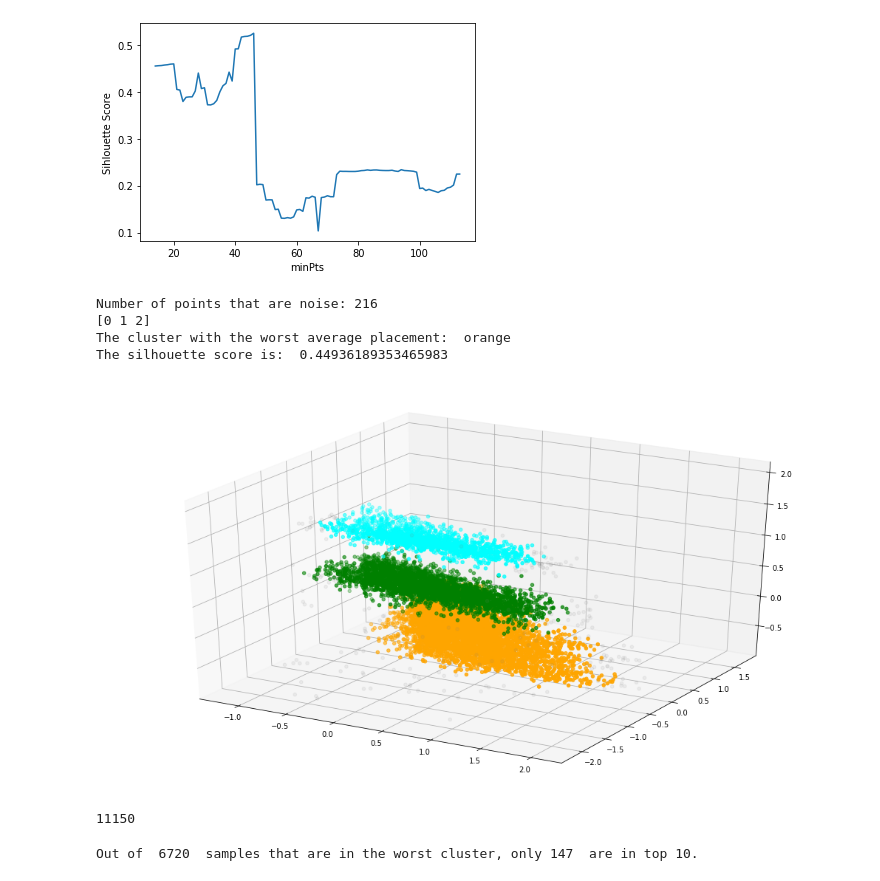
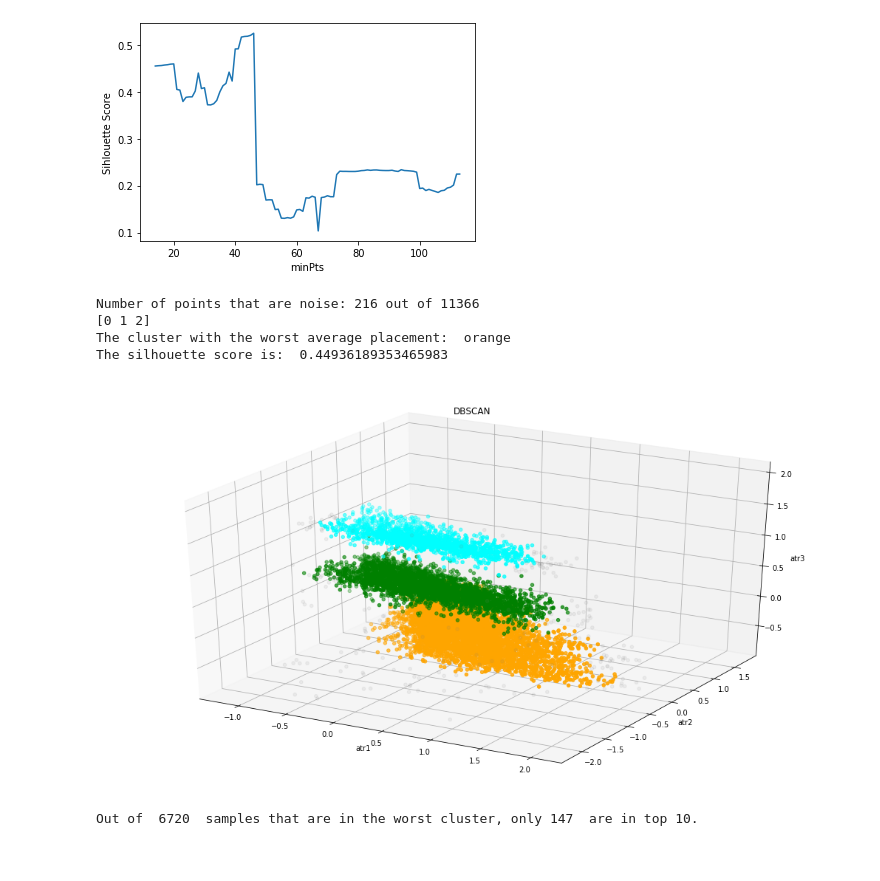
Before and after one commit to tudormanoleasa/PUBGPredictor, a Jupyter notebook: Untitled5.ipynb, the cells around one changed output. Drawn from its saved outputs; the diff is of its cells as text; code cells hidden in the pictures.

```diff
--- a/Untitled5.ipynb
+++ b/Untitled5.ipynb
@@ -158,13 +168,14 @@ Number of samples in the training set now: 11366
 # %%
 SSE = []
 for k in range(1, 10):
-    km = KMeans(n_clusters = k)
+    km = KMeans(n_clusters = k, init = 'k-means++', n_init = 100, n_jobs = -1, algorithm = 'full')
     km.fit(kmeans_new[['atr1', 'atr2', 'atr3']])
     SSE.append(km.inertia_)
-plt.plot(range(1, 10), SSE)
+plt.plot(range(1, 10), SSE, 'bx-')
 plt.xlabel('K')
 plt.ylabel('SSE')
 perfect_k = np.argmax(list(map(lambda e1, e2: e1 - e2, SSE, SSE[1:]))) + 2
 print('K using Elbow technique is: ', perfect_k)
+plt.vlines(perfect_k, plt.ylim()[0], plt.ylim()[1], linestyles='dashed')
 # %% [output]
 K using Elbow technique is:  2
@@ -175,11 +187,12 @@ ax = fig.add_subplot(111, projection='3d')
 fig.set_size_inches(18, 10)
 vector_of_colors = ['orange', 'green', 'cyan', 'magenta', 'red', 'yellow', 'olive']
 
-km = KMeans(n_clusters = perfect_k)
+km = KMeans(n_clusters = perfect_k, init = 'k-means++', n_init = 100, n_jobs = -1, algorithm = 'full')
 kmeans_new['cluster'] = km.fit_predict(kmeans_new)
 for i in kmeans_new['cluster'].unique():
      ax.scatter(kmeans_new[['atr1']][kmeans_new['cluster'] == i], kmeans_new[['atr2']][kmeans_new['cluster'] == i], kmeans_new[['atr3']][kmeans_new['cluster'] == i], color = vector_of_colors[i])
 ax.scatter(km.cluster_centers_[:, 0], km.cluster_centers_[:, 1], km.cluster_centers_[:, 2], marker = '*', s = 5000, color = 'black')
+ax.set_xlabel('atr1'); ax.set_ylabel('atr2'); ax.set_zlabel('atr3'); ax.set_title('K-means')
 print('The silhouette score is: ', metrics.silhouette_score(kmeans_new[['atr1', 'atr2', 'atr3']], kmeans_new[['cluster']], metric = 'euclidean'))
 # %% [output]
 The silhouette score is:  0.26985683156740947
@@ -187,6 +200,6 @@ The silhouette score is:  0.26985683156740947
 # %%
 #math.ceil(math.log(len(dbscan_new), 2))
-neigh = NearestNeighbors(n_neighbors = int(0.01 * len(dbscan_new)))
+neigh = NearestNeighbors(n_neighbors = int((0.01 * len(dbscan_new))))
 dbscan_new_as_array = np.asarray(dbscan_new.loc[:, dbscan_new.columns != 'winPlacePerc'])
 neigh.fit(dbscan_new_as_array)
 _ = []
@@ -204,7 +217,7 @@ max_sh_score = -1
 k = math.ceil(math.log(len(dbscan_new), 2))
 while k <= int(0.01 * len(dbscan_new)):
     aux = copy.deepcopy(dbscan_new)
-    dbscan = DBSCAN(eps = _, min_samples = k, metric = 'euclidean')
+    dbscan = DBSCAN(eps = _, min_samples = k, metric = 'euclidean', n_jobs = -1)
     aux['cluster'] = dbscan.fit_predict(aux[['atr1', 'atr2', 'atr3']])
     aux = aux.drop(aux.index[aux['cluster'] == -1])
     silhouette_scores.append(metrics.silhouette_score(aux[['atr1', 'atr2', 'atr3']], aux[['cluster']], metric = 'euclidean'))
@@ -238,40 +251,37 @@ for i in aux['cluster'].unique():
 
 worst_placement_cluster_mean_value = 0
 for i in aux['cluster'].unique():
     if int(aux[['winPlacePerc']][(aux['cluster'] == i)].mean()) > worst_placement_cluster_mean_value:
         worst_placement_cluster = i
         worst_placement_cluster_mean_value = int(aux[['winPlacePerc']][(aux['cluster'] == i)].mean())
 print('The cluster with the worst average placement: ', vector_of_colors[worst_placement_cluster])
 print('The silhouette score is: ', metrics.silhouette_score(aux[['atr1', 'atr2', 'atr3']], aux[['cluster']], metric = 'euclidean'))
 '''
 dbscan = DBSCAN(eps = _ + 0.1, min_samples = minPts, metric = 'euclidean')
 dbscan_new['cluster'] = dbscan.fit_predict(dbscan_new[['atr1', 'atr2', 'atr3']])
 noise = dbscan_new[dbscan_new['cluster'] == -1]
 ax.scatter(noise['atr1'], noise['atr2'], noise['atr3'], depthshade = True, c = 'grey', alpha = 0.1)
-print("Number of points that are noise:", len(noise))
+print("Number of points that are noise:", len(noise), 'out of', len(dbscan_new))
 dbscan_new = dbscan_new.drop(dbscan_new.index[dbscan_new['cluster'] == -1])
 print(dbscan_new['cluster'].unique())
 
 for i in dbscan_new['cluster'].unique():
     ax.scatter(dbscan_new[['atr1']][dbscan_new['cluster'] == i], dbscan_new[['atr2']][dbscan_new['cluster'] == i], dbscan_new[['atr3']][dbscan_new['cluster'] == i], color = vector_of_colors[i])
 
 worst_placement_cluster_mean_value = 0
 for i in dbscan_new['cluster'].unique():
     if int(dbscan_new[['winPlacePerc']][(dbscan_new['cluster'] == i)].mean()) > worst_placement_cluster_mean_value:
         worst_placement_cluster = i
         worst_placement_cluster_mean_value = int(dbscan_new[['winPlacePerc']][(dbscan_new['cluster'] == i)].mean())
+ax.set_xlabel('atr1'); ax.set_ylabel('atr2'); ax.set_zlabel('atr3'); ax.set_title('DBSCAN')
 print('The cluster with the worst average placement: ', vector_of_colors[worst_placement_cluster])
 print('The silhouette score is: ', metrics.silhouette_score(dbscan_new[['atr1', 'atr2', 'atr3']], dbscan_new[['cluster']], metric = 'euclidean'))
 # %% [output]
-Number of points that are noise: 216
+Number of points that are noise: 216 out of 11366
 [0 1 2]
 The cluster with the worst average placement:  orange
 The silhouette score is:  0.44936189353465983
-[figure, old version]
+[figure, new version]
-# %%
-len(dbscan_new)
-# %% [output]
-11150
 # %%
 the_worst_cluster = dbscan_new[dbscan_new['cluster'] == worst_placement_cluster]
 the_worst_cluster['winPlacePerc'].hist()
```
Also changed, not shown: parts of 15 cells of this notebook.
